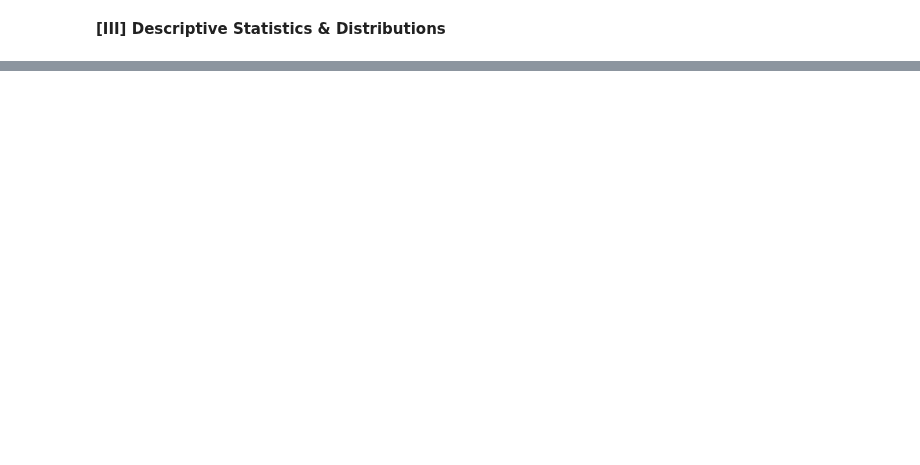
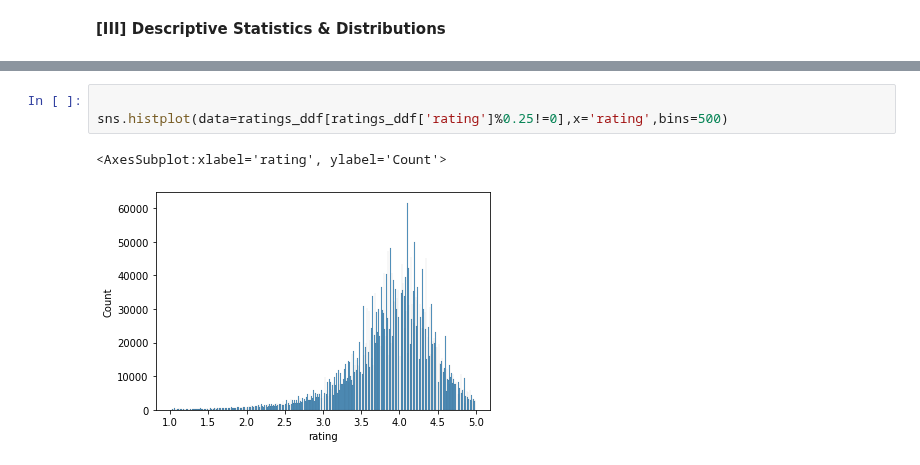
Before and after one commit to epfl-ada/ada-2022-project-analyteam, a Jupyter notebook: processing_ratings.ipynb, the cells around one changed output, grey strips where cells are left out. Cells and saved outputs as stored; diff of their text form; blank space fills up the shorter version.

```diff
--- a/processing_ratings.ipynb
+++ b/processing_ratings.ipynb
@@ -83,0 +258,6 @@ ratings_ddf.head(5)
+# %%
+
+sns.histplot(data=ratings_ddf[ratings_ddf['rating']%0.25!=0],x='rating',bins=500)
+# %% [output]
+<AxesSubplot:xlabel='rating', ylabel='Count'>
+[figure, added]
```
Also changed, not shown: parts of 25 cells of this notebook.
